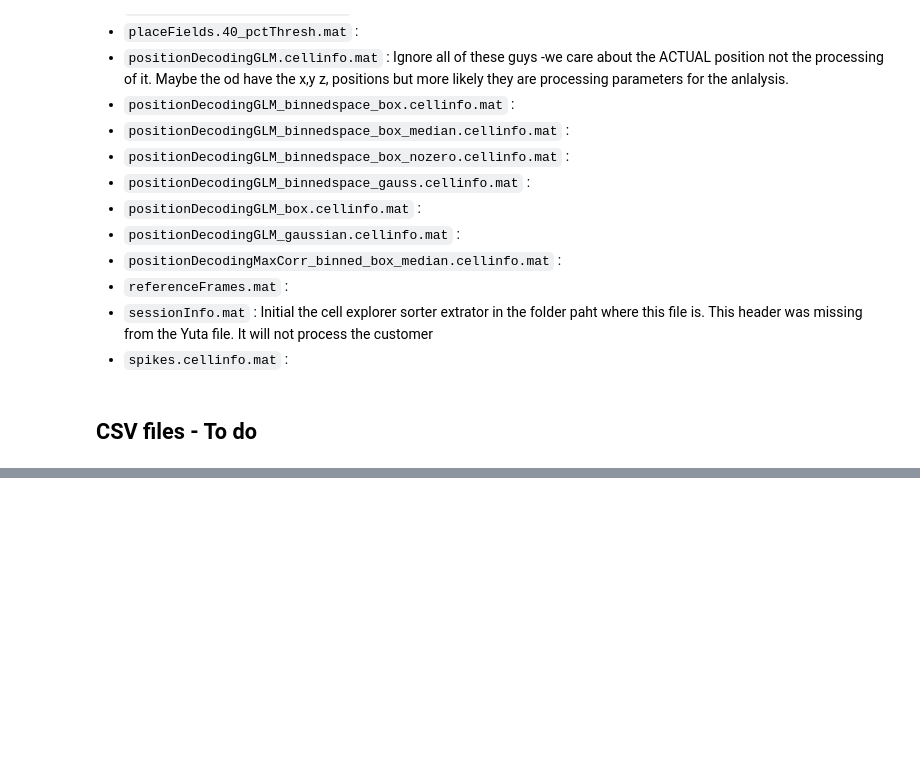
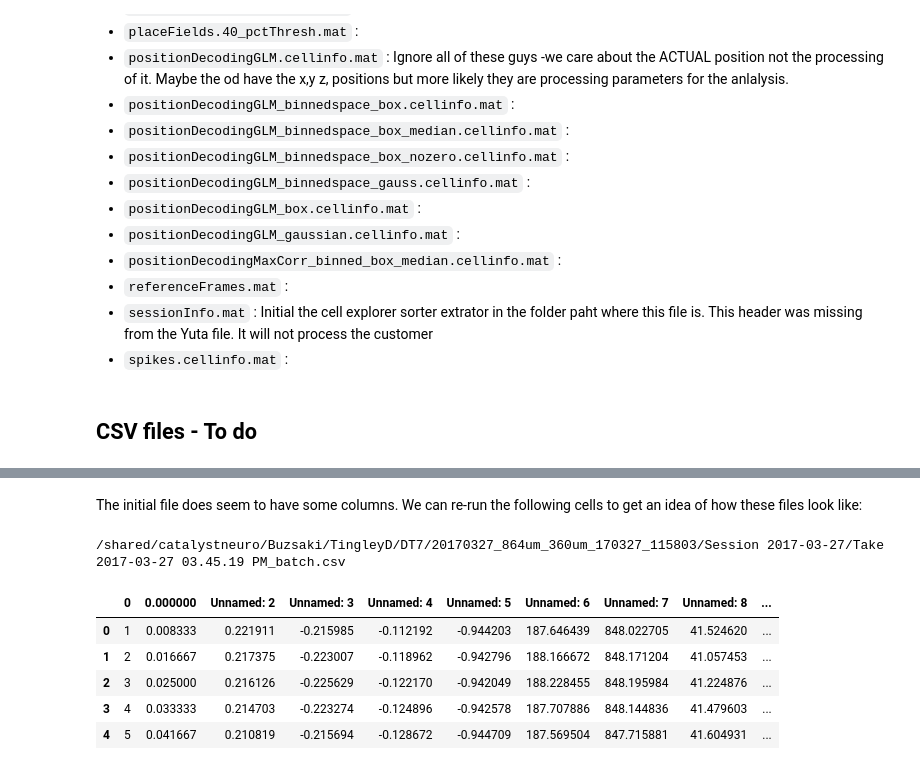
Before and after one commit to catalystneuro/buzsaki-lab-to-nwb, a Jupyter notebook: buzsaki_lab_to_nwb/tingley_code_septal/data_files_documentation.ipynb, the cells around one changed output, grey strips where cells are left out. Saved outputs shown, nothing was run; the diff lists cells and outputs as text; code cells hidden in the pictures; blank space fills up the shorter version.

```diff
--- a/buzsaki_lab_to_nwb/tingley_code_septal/data_files_documentation.ipynb
+++ b/buzsaki_lab_to_nwb/tingley_code_septal/data_files_documentation.ipynb
@@ -383,0 +568,15 @@ file_path.is_dir()
+# %% [markdown]
+The initial file does seem to have some columns. We can re-run the following cells to get an idea of how these files look like:
+# %%
+p = np.random.choice(path_to_csv_list)
+print(p)
+df_csv = pd.read_csv(p)
+df_csv.head()
+# %% [output]
+/shared/catalystneuro/Buzsaki/TingleyD/DT7/20170327_864um_360um_170327_115803/Session 2017-03-27/Take 2017-03-27 03.45.19 PM_batch.csv
+|  | 0 | 0.000000 | Unnamed: 2 | Unnamed: 3 | Unnamed: 4 | Unnamed: 5 | Unnamed: 6 | Unnamed: 7 | Unnamed: 8 | ... |
+| 0 | 1 | 0.008333 | 0.221911 | -0.215985 | -0.112192 | -0.944203 | 187.646439 | 848.022705 | 41.524620 | ... |
+| 1 | 2 | 0.016667 | 0.217375 | -0.223007 | -0.118962 | -0.942796 | 188.166672 | 848.171204 | 41.057453 | ... |
+| 2 | 3 | 0.025000 | 0.216126 | -0.225629 | -0.122170 | -0.942049 | 188.228455 | 848.195984 | 41.224876 | ... |
+| 3 | 4 | 0.033333 | 0.214703 | -0.223274 | -0.124896 | -0.942578 | 187.707886 | 848.144836 | 41.479603 | ... |
+| 4 | 5 | 0.041667 | 0.210819 | -0.215694 | -0.128672 | -0.944709 | 187.569504 | 847.715881 | 41.604931 | ... |
```
Also changed, not shown: parts of 32 cells of this notebook.
